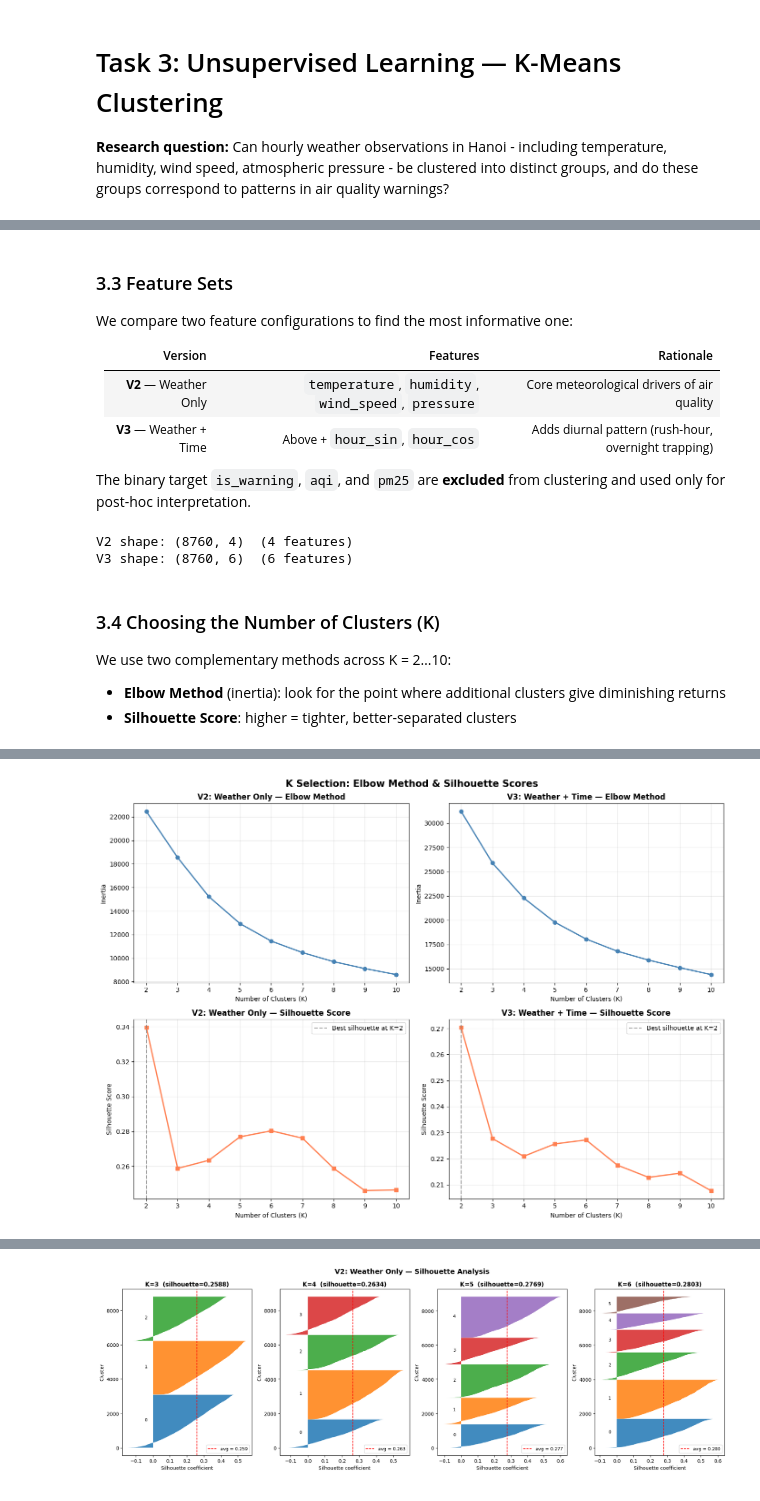
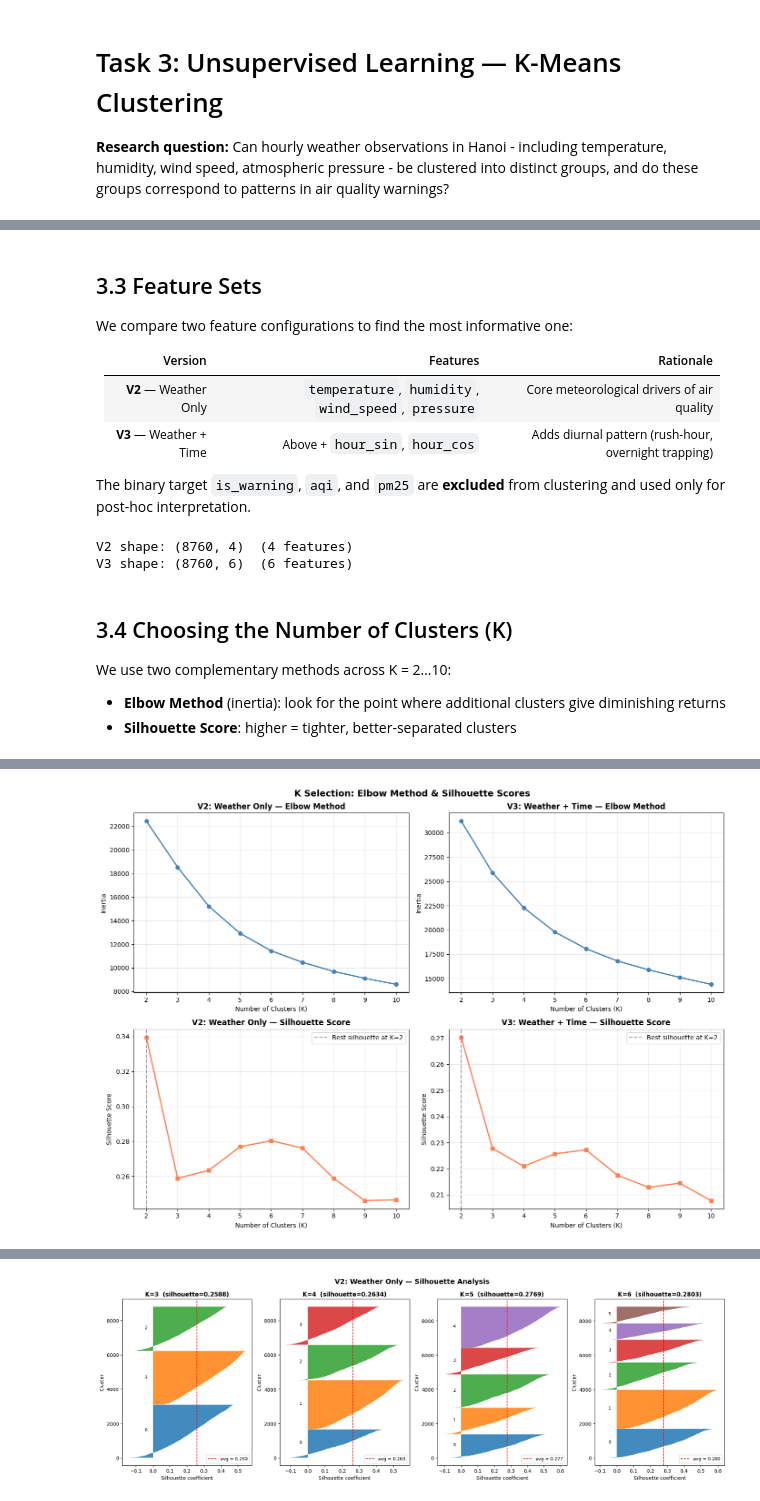
Before and after one commit to quyneehcl/HanoiAirQuality, a Jupyter notebook: task3.ipynb, the cells around one changed output, grey strips where cells are left out. Saved outputs shown, nothing was run; the diff lists cells and outputs as text; code cells hidden in the pictures.

Commit message:
Refine task 3

```diff
--- a/task3.ipynb
+++ b/task3.ipynb
@@ -66,12 +66,6 @@ df['hour_sin'] = np.sin(2 * np.pi * df['hour'] / 24)
 df['hour_cos'] = np.cos(2 * np.pi * df['hour'] / 24)
 df = df.drop(columns=['hour'])
 
-# Wind direction → U/V components
-wind_dir_rad = df['wind_direction'] * np.pi / 180
-df['wind_u'] = df['wind_speed'] * np.cos(wind_dir_rad)
-df['wind_v'] = df['wind_speed'] * np.sin(wind_dir_rad)
-df = df.drop(columns=['wind_direction'])
-
 print('Feature engineering complete.')
 print(f'Columns now: {list(df.columns)}')
 # %% [output]
@@ -80,7 +74,6 @@ Columns now: ['timestamp', 'temperature', 'humidity', 'wind_speed', 'pressure',
 # %%
 # Standard scaling on continuous features
-cols_to_scale = ['temperature', 'humidity', 'wind_speed', 'pressure',
-                 'wind_u', 'wind_v', 'precipitation', 'cloud_cover']
+cols_to_scale = ['temperature', 'humidity', 'wind_speed', 'pressure', 'precipitation', 'cloud_cover']
 
 scaler = StandardScaler()
 df_scaled = df.copy()
@@ -112,5 +95,5 @@ max           25.125        0.676
 # %% [markdown]
-### 3.3 Feature Sets
+## 3.3 Feature Sets
 
 We compare two feature configurations to find the most informative one:
 
@@ -133,7 +116,7 @@ print(f'V3 shape: {X_v3.shape}  ({len(FEATURES_V3)} features)')
 V2 shape: (8760, 4)  (4 features)
 V3 shape: (8760, 6)  (6 features)
 # %% [markdown]
-### 3.4 Choosing the Number of Clusters (K)
+## 3.4 Choosing the Number of Clusters (K)
 
 We use two complementary methods across K = 2…10:
 - **Elbow Method** (inertia): look for the point where additional clusters give diminishing returns
@@ -181,35 +164,36 @@ inertias_v3, silhouettes_v3 = evaluate_k_range(X_v3, df, 'V3: Weather + Time (6
    10       14,396.9       0.2077     34.16%     88.75%     54.59%
 # %%
 fig, axes = plt.subplots(2, 2, figsize=(14, 10))
-fig.suptitle('K Selection: Elbow Method & Silhouette Scores', fontsize=15, fontweight='bold')
+fig.suptitle('K Selection: Elbow Method & Silhouette Scores', fontsize=14, fontweight='bold')
 
 k_list = list(K_RANGE)
 
 for col, (label, inertias, silhouettes) in enumerate([
     ('V2: Weather Only', inertias_v2, silhouettes_v2),
     ('V3: Weather + Time', inertias_v3, silhouettes_v3)
 ]):
     # Elbow
     ax = axes[0, col]
     ax.plot(k_list, inertias, marker='o', color='steelblue', linewidth=2)
     ax.set_title(f'{label} — Elbow Method', fontweight='bold')
     ax.set_xlabel('Number of Clusters (K)')
     ax.set_ylabel('Inertia')
     ax.grid(True, alpha=0.3)
 
     # Silhouette
     ax = axes[1, col]
     ax.plot(k_list, silhouettes, marker='s', color='coral', linewidth=2)
     best_k_idx = int(np.argmax(silhouettes))
     ax.axvline(x=k_list[best_k_idx], color='gray', linestyle='--', alpha=0.7,
                label=f'Best silhouette at K={k_list[best_k_idx]}')
     ax.set_title(f'{label} — Silhouette Score', fontweight='bold')
     ax.set_xlabel('Number of Clusters (K)')
     ax.set_ylabel('Silhouette Score')
     ax.legend()
     ax.grid(True, alpha=0.3)
 
 plt.tight_layout()
+plt.savefig("visuals/task3_k_selection_elbow_silhouette.png", dpi=300, bbox_inches="tight")
 plt.show()
 # %% [output]
-[figure, old version]
+[figure, new version]
```
Also changed, not shown: parts of 44 cells of this notebook.
